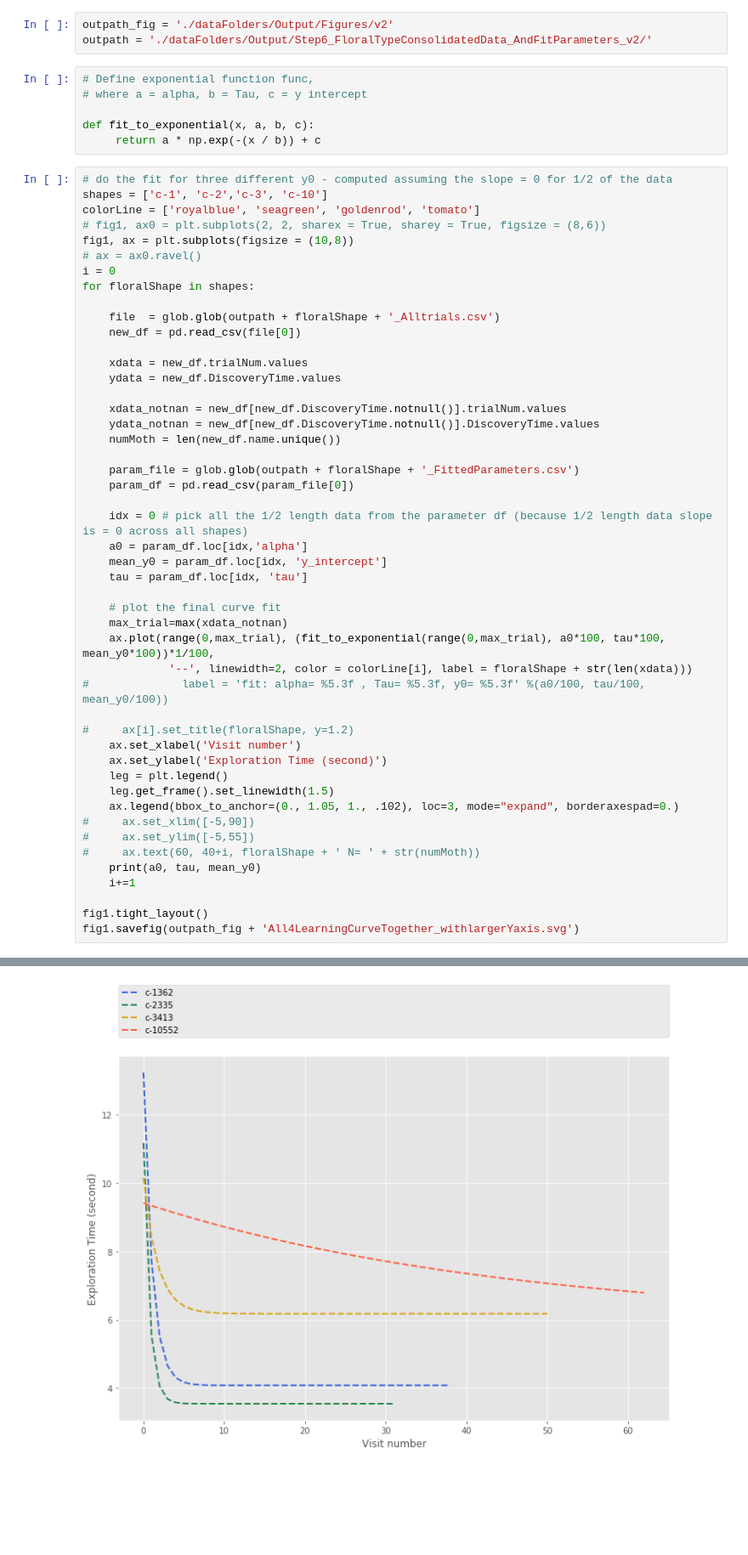
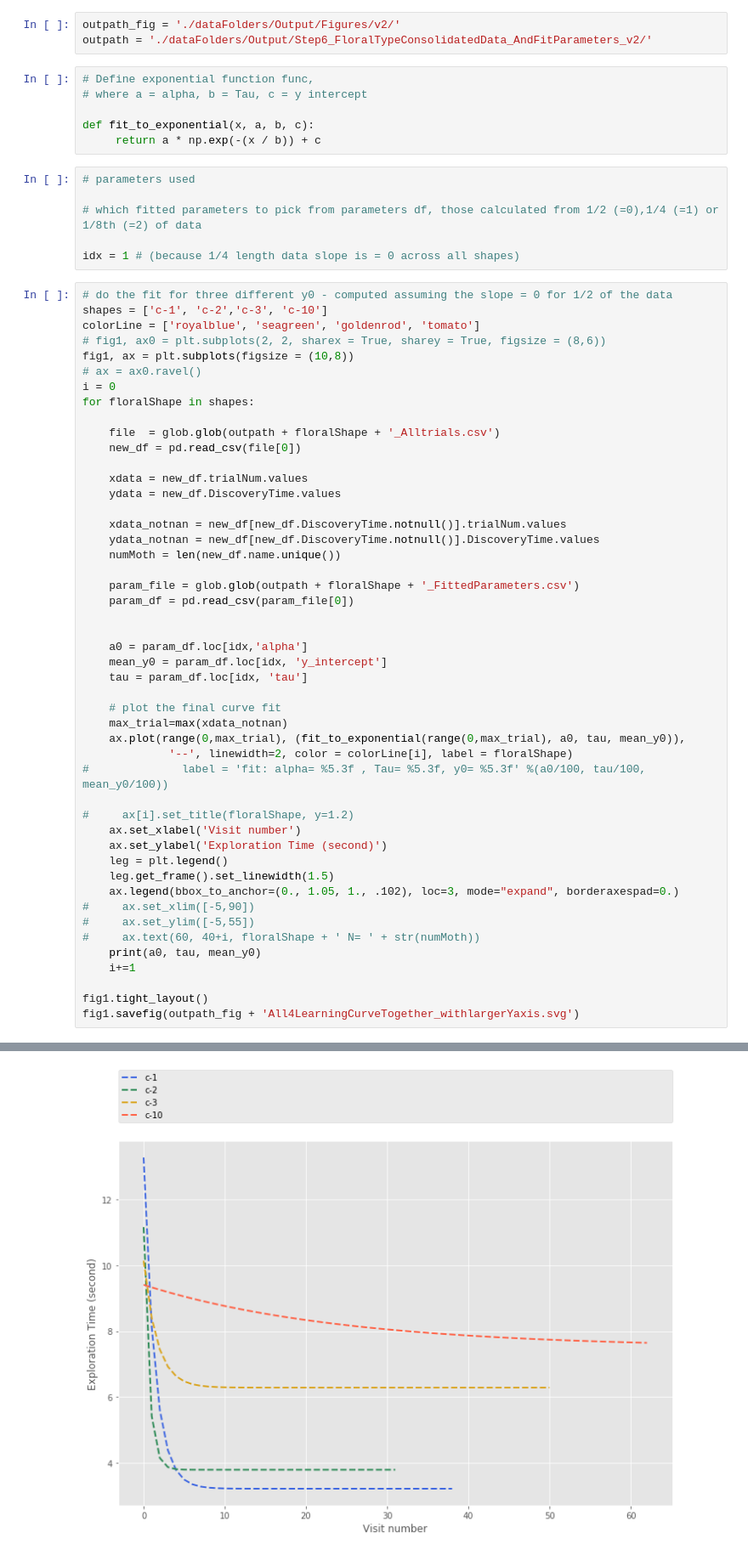
Before and after one commit to TanviDeora/MothLearning, a Jupyter notebook: Step7b_JustAlternateWaysOfPlotting.ipynb, the cells around one changed output, grey strips where cells are left out. Shown at 85% size. Drawn from its saved outputs; the diff is of its cells as text; blank space fills up the shorter version.

```diff
--- a/Step7b_JustAlternateWaysOfPlotting.ipynb
+++ b/Step7b_JustAlternateWaysOfPlotting.ipynb
@@ -8,7 +8,7 @@ import os
 import numpy as np
 import glob
 # %%
-outpath_fig = './dataFolders/Output/Figures/v2'
+outpath_fig = './dataFolders/Output/Figures/v2/'
 outpath = './dataFolders/Output/Step6_FloralTypeConsolidatedData_AndFitParameters_v2/'
 # %%
 # Define exponential function func,
@@ -16,6 +16,12 @@ outpath = './dataFolders/Output/Step6_FloralTypeConsolidatedData_AndFitParameter
 
 def fit_to_exponential(x, a, b, c):
      return a * np.exp(-(x / b)) + c
+# %%
+# parameters used
+
+# which fitted parameters to pick from parameters df, those calculated from 1/2 (=0),1/4 (=1) or 1/8th (=2) of data
+
+idx = 1 # (because 1/4 length data slope is = 0 across all shapes)
 # %%
 # do the fit for three different y0 - computed assuming the slope = 0 for 1/2 of the data
 shapes = ['c-1', 'c-2','c-3', 'c-10']
@@ -39,15 +45,15 @@ for floralShape in shapes:
     param_file = glob.glob(outpath + floralShape + '_FittedParameters.csv')
     param_df = pd.read_csv(param_file[0])
 
-    idx = 0 # pick all the 1/2 length data from the parameter df (because 1/2 length data slope is = 0 across all shapes)
+
     a0 = param_df.loc[idx,'alpha']
     mean_y0 = param_df.loc[idx, 'y_intercept']
     tau = param_df.loc[idx, 'tau']
 
     # plot the final curve fit
     max_trial=max(xdata_notnan)
-    ax.plot(range(0,max_trial), (fit_to_exponential(range(0,max_trial), a0*100, tau*100, mean_y0*100))*1/100,
-             '--', linewidth=2, color = colorLine[i], label = floralShape + str(len(xdata)))
+    ax.plot(range(0,max_trial), (fit_to_exponential(range(0,max_trial), a0, tau, mean_y0)),
+             '--', linewidth=2, color = colorLine[i], label = floralShape)
 #              label = 'fit: alpha= %5.3f , Tau= %5.3f, y0= %5.3f' %(a0/100, tau/100, mean_y0/100))
 
 #     ax[i].set_title(floralShape, y=1.2)
@@ -72 +78 @@ fig1.savefig(outpath_fig + 'All4LearningCurveTogether_withlargerYaxis.svg')
-[figure, old version]
+[figure, new version]
```
Also changed, not shown: parts of 1 cell of this notebook, 4 other files.
